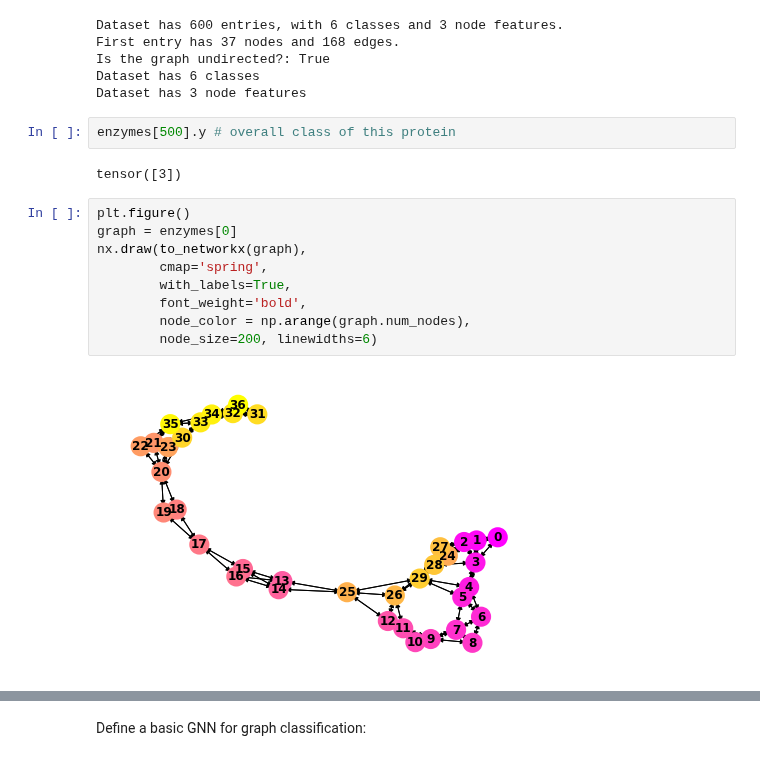
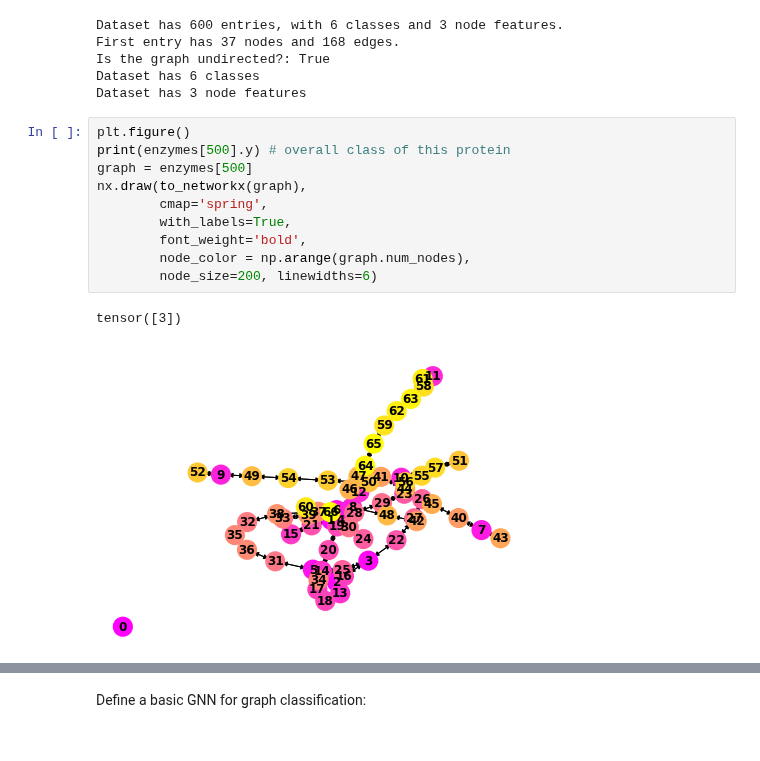
Before and after one commit to atlas-calo-ml/gn4pions_eastbay, a Jupyter notebook: mariel_gnn.ipynb, the cells around one changed output, grey strips where cells are left out. Saved outputs shown, nothing was run; the diff lists cells and outputs as text.

```diff
--- a/mariel_gnn.ipynb
+++ b/mariel_gnn.ipynb
@@ -80,21 +80,19 @@ First entry has 37 nodes and 168 edges.
 Is the graph undirected?: True
 Dataset has 6 classes
 Dataset has 3 node features
-# %%
-enzymes[500].y # overall class of this protein
-# %% [output]
-tensor([3])
 # %%
 plt.figure()
-graph = enzymes[0]
+print(enzymes[500].y) # overall class of this protein
+graph = enzymes[500]
 nx.draw(to_networkx(graph),
         cmap='spring',
         with_labels=True,
         font_weight='bold',
         node_color = np.arange(graph.num_nodes),
         node_size=200, linewidths=6)
 # %% [output]
+tensor([3])
-[figure, old version]
+[figure, new version]
 # %%
 def visualize(dataset):
     color_mapping = {
```
Also changed, not shown: parts of 18 cells of this notebook.
